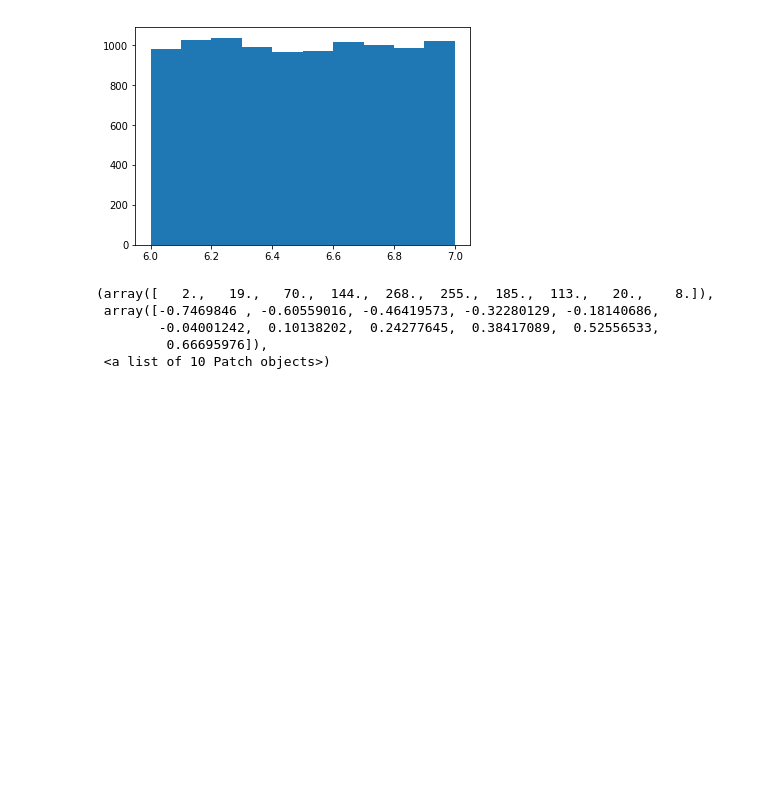
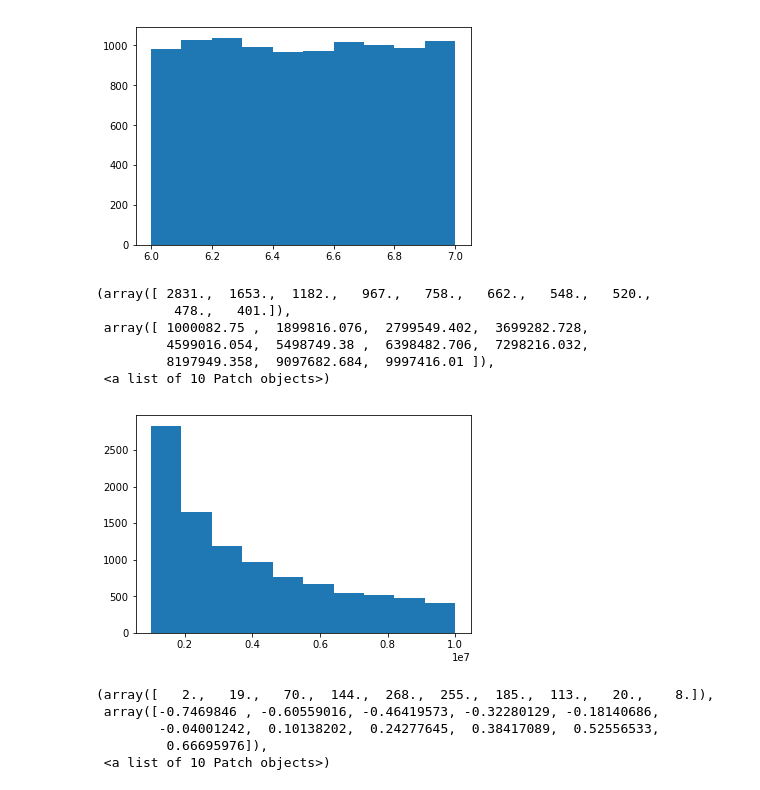
Before and after one commit to saint-germain/population_synthesis, a Jupyter notebook: tools/planetas sandbox.ipynb, the cells around one changed output. Cells and saved outputs as stored; diff of their text form; code cells hidden in the pictures; blank space fills up the shorter version.

```diff
--- a/tools/planetas sandbox.ipynb
+++ b/tools/planetas sandbox.ipynb
@@ -398,6 +416,16 @@ plt.hist(np.log10(tau))
          6.99988776]),
  <a list of 10 Patch objects>)
 [figure]
+# %%
+plt.hist(tau)
+# %% [output]
+(array([ 2831.,  1653.,  1182.,   967.,   758.,   662.,   548.,   520.,
+          478.,   401.]),
+ array([ 1000082.75 ,  1899816.076,  2799549.402,  3699282.728,
+         4599016.054,  5498749.38 ,  6398482.706,  7298216.032,
+         8197949.358,  9097682.684,  9997416.01 ]),
+ <a list of 10 Patch objects>)
+[figure, added]
 # %%
 metal=np.loadtxt("../legacy_input/metal-normal.dat")
 # %%
```
Also changed, not shown: parts of 5 cells of this notebook.
